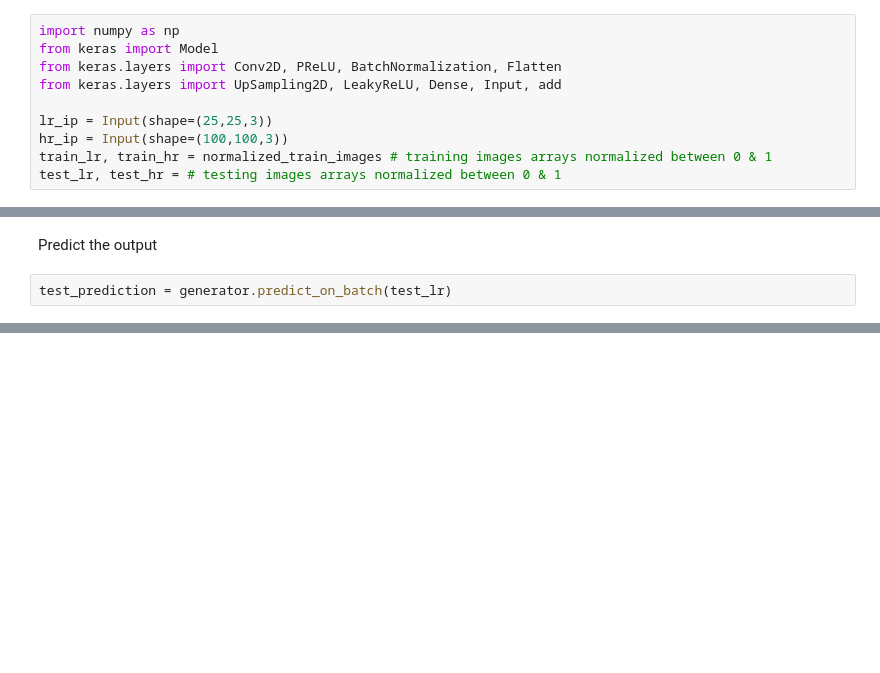
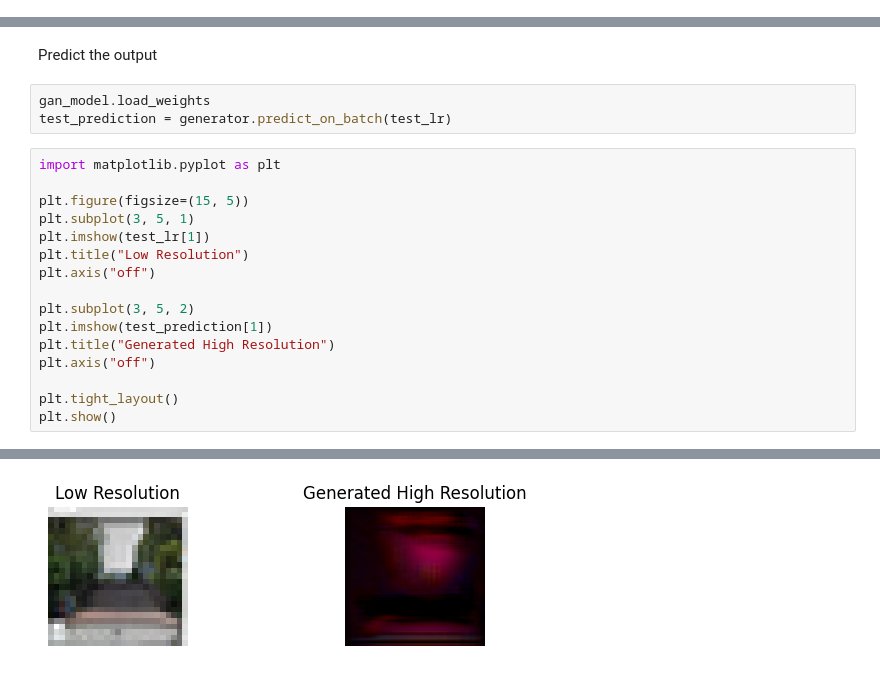
Before and after one commit to msymhkr/mainopen, a Jupyter notebook: SRGAN_1.ipynb, the cells around one changed output, grey strips where cells are left out. Cells and saved outputs as stored; diff of their text form; blank space fills up the shorter version.

```diff
--- a/SRGAN_1.ipynb
+++ b/SRGAN_1.ipynb
@@ -67,13 +75,3 @@ normalized_train_images = load_images_from_directory(image_directory)
-# %%
-import numpy as np
-from keras import Model
-from keras.layers import Conv2D, PReLU, BatchNormalization, Flatten
-from keras.layers import UpSampling2D, LeakyReLU, Dense, Input, add
-
-lr_ip = Input(shape=(25,25,3))
-hr_ip = Input(shape=(100,100,3))
-train_lr, train_hr = normalized_train_images # training images arrays normalized between 0 & 1
-test_lr, test_hr = # testing images arrays normalized between 0 & 1
 # %% [markdown]
 Define Generator
 # %%
@@ -235,4 +286,22 @@ eval,_,_ = gan_model.evaluate([test_lr, test_hr], [label,test_features])
 # %% [markdown]
 Predict the output
 # %%
+gan_model.load_weights
 test_prediction = generator.predict_on_batch(test_lr)
+# %%
+import matplotlib.pyplot as plt
+
+plt.figure(figsize=(15, 5))
+plt.subplot(3, 5, 1)
+plt.imshow(test_lr[1])
+plt.title("Low Resolution")
+plt.axis("off")
+
+plt.subplot(3, 5, 2)
+plt.imshow(test_prediction[1])
+plt.title("Generated High Resolution")
+plt.axis("off")
+
+plt.tight_layout()
+plt.show()
+# %% [output]
@@ -238,0 +309 @@ test_prediction = generator.predict_on_batch(test_lr)
+[figure, added]
```
Also changed, not shown: parts of 10 cells of this notebook.
